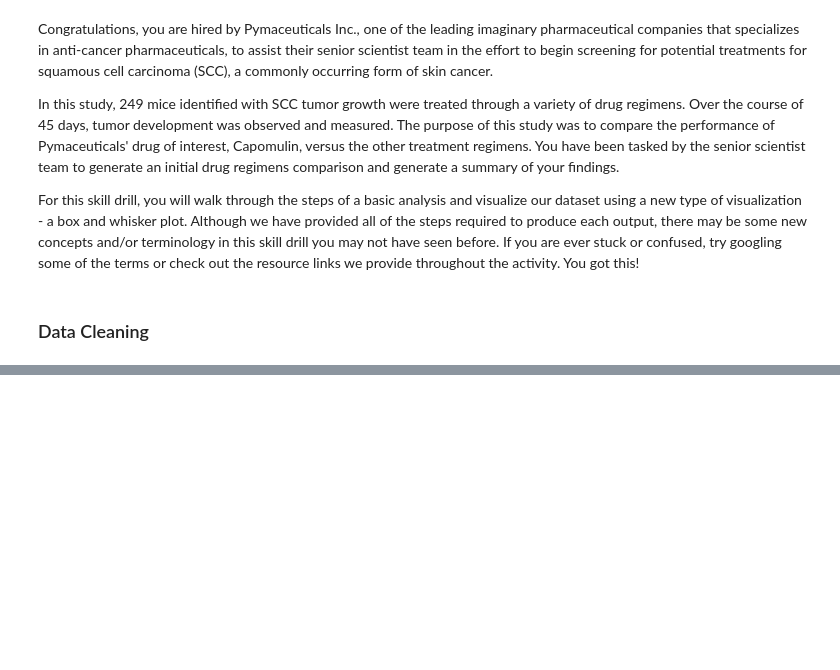
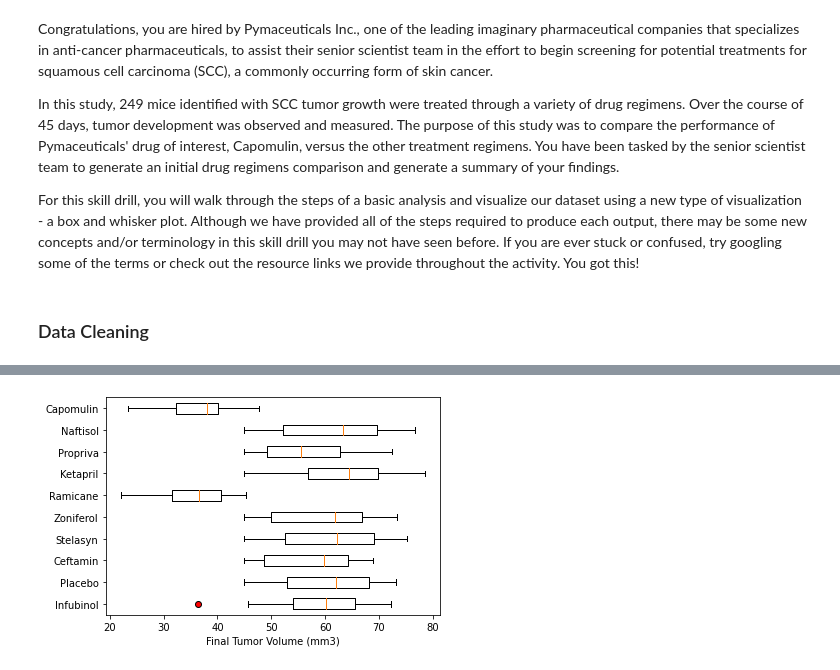
Before and after one commit to AshahKoech/Homework_Submission, a Jupyter notebook: Week3_Matplot/Unsolved/Pymaceuticals_Skill_Drill_Day1.ipynb, the cells around one changed output, grey strips where cells are left out. Saved outputs shown, nothing was run; the diff lists cells and outputs as text; code cells hidden in the pictures; blank space fills up the shorter version.

```diff
--- a/Week3_Matplot/Unsolved/Pymaceuticals_Skill_Drill_Day1.ipynb
+++ b/Week3_Matplot/Unsolved/Pymaceuticals_Skill_Drill_Day1.ipynb
@@ -27,2 +77,4 @@ For this skill drill, you will walk through the steps of a basic analysis and vi
 # %%
 # Create a clean DataFrame by dropping the duplicate mouse by its ID and display it
+clean_study_data_complete = study_data_complete[study_data_complete['Mouse ID'].isin(duplicate_mouse_ids)==False]
+clean_study_data_complete.head()
@@ -32,3 +91,6 @@ For this skill drill, you will walk through the steps of a basic analysis and vi
 # Determine the final timepoint for each mouse.
 
 # Start by getting the greatest timepoint for each mouse
+max_tumor = clean_study_data_complete.groupby(['Mouse ID'])['Timepoint'].max()
+max_tumor = max_tumor.reset_index()
+max_tumor.head()
@@ -35,2 +104,4 @@ For this skill drill, you will walk through the steps of a basic analysis and vi
 # %%
 # Join the newly created `.max()` dataframe to the dataframe from Part 1
+merged_data = max_tumor.merge(clean_study_data_complete, on=['Mouse ID', 'Timepoint'], how='left')
+merged_data.head()
@@ -37,18 +115,28 @@ For this skill drill, you will walk through the steps of a basic analysis and vi
 # %%
 # Create a list with all 10 drug regimens.
+treatment_list = ['Infubinol', 'Placebo', 'Ceftamin', 'Stelasyn', 'Zoniferol',
+       'Ramicane', 'Ketapril', 'Propriva', 'Naftisol', 'Capomulin']
 
 # Create a empty list to fill with the tumor vol data
-
+tumor_vol_list = []
 
 # Isolate (filter) each mice on each drug to collect their tumor volume.
-
+for drug in treatment_list:
 
     # Locate the rows which match the drug and get the final tumor volumes of all mice
+    final_tumor_vol = merged_data.loc[merged_data['Drug Regimen'] == drug]['Tumor Volume (mm3)']
 
     # Append the outcome to the empty list previously created.
+    tumor_vol_list.append(final_tumor_vol)
 # %%
 # Create a boxplot that visualizes the final tumor volume of all mice in the study across all drug regimens.
 
 # Define a custom shape for all outliers in the visualization
+red_circle = dict(markerfacecolor='r', marker='o')
 
 # Create horizontal box and whisker plot
+plt.boxplot(tumor_vol_list, labels = treatment_list, flierprops=red_circle, vert=False)
+plt.xlabel('Final Tumor Volume (mm3)')
+plt.show()
+# %% [output]
+[figure, added]
```
Also changed, not shown: parts of 16 cells of this notebook, 3 other files.
